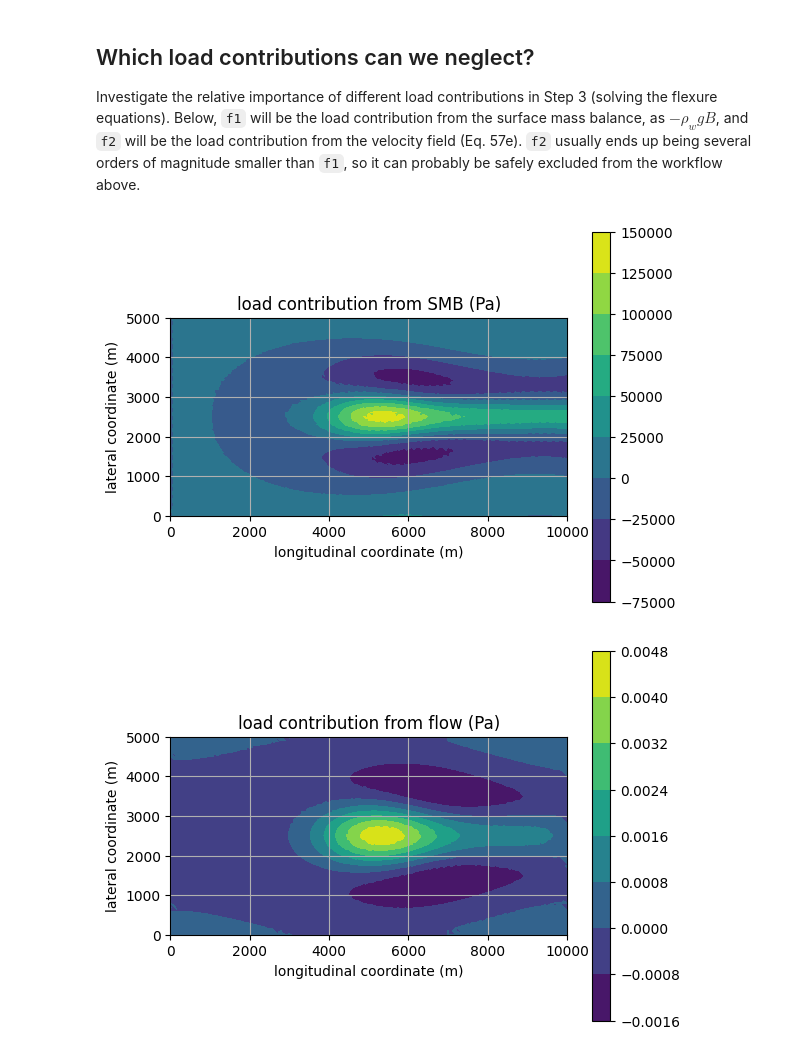
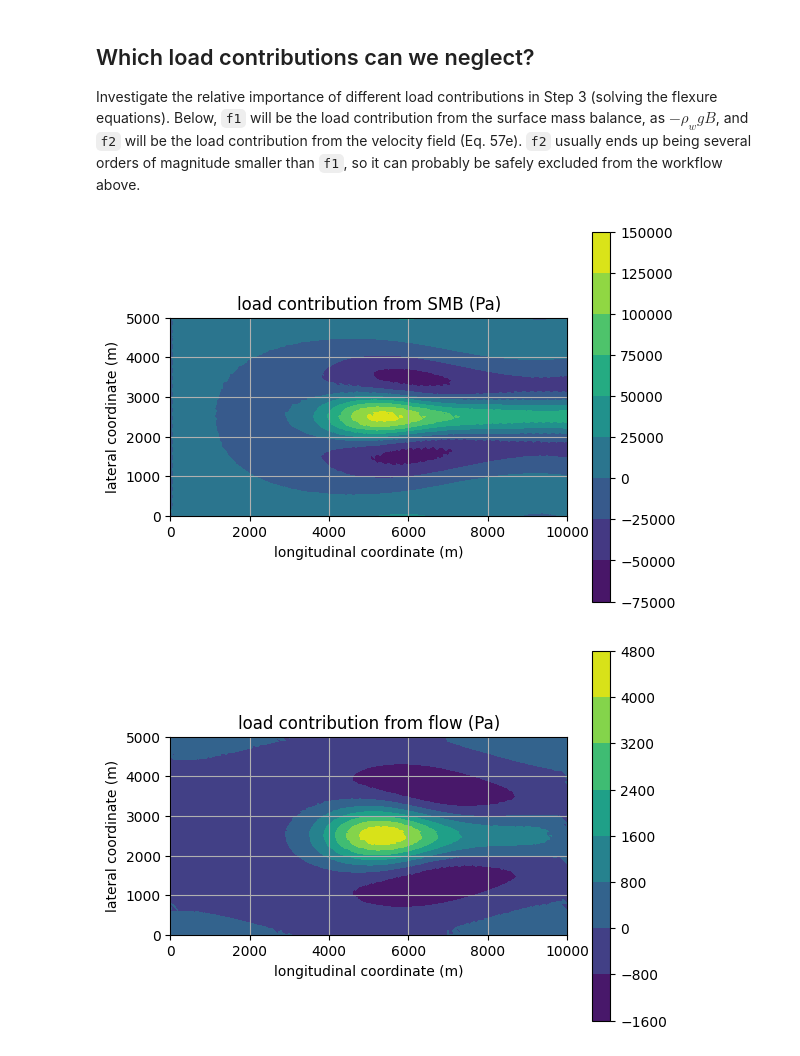
Before and after one commit to chrismiele/weird_flex, a Jupyter notebook: 3_coupled_flow_flexure_elastic.ipynb, the cells around one changed output. Drawn from its saved outputs; the diff is of its cells as text; code cells hidden in the pictures.

```diff
--- a/3_coupled_flow_flexure_elastic.ipynb
+++ b/3_coupled_flow_flexure_elastic.ipynb
@@ -98,8 +98,8 @@ def effective_viscosity(**kwargs): #also define a function that returns the effe
     ε = sym(grad(u))
     ε_min = Constant(kwargs.get('strain_rate_min', icepack.constants.strain_rate_min))
     ε_e = icepack.models.viscosity._effective_strain_rate(ε, ε_min)
-    ν = 1/2*A**(-1/n)*ε_e**(1/n - 1) #units are MPa, years
-    return ν
+    ν = 1/2*A**(-1/n)*ε_e**(1/n - 1) #effective viscosity it MPa*yrs
+    return ν*1e6 #return ν in units of Pa*yrs
 # %% [markdown]
 ## Set up the solver
 
@@ -214,8 +214,6 @@ for step in tqdm.trange(num_timesteps):
     b_ = project(b, Q1) #and basal elevation
     H_ = project(s_ - b_, Q1) #and total thickness
 
-
-
     ######################
     ######################
     ### flex the shelf ###
@@ -231,11 +229,11 @@ for step in tqdm.trange(num_timesteps):
 
     #additionally force flexure with the velocity field, as in Eq. 57e
     ux, uy = project(u[0], Q1), project(u[1], Q1) #velocity compenents in meters per year
-    ν = effective_viscosity(velocity = u) #MPa, years
+    ν = effective_viscosity(velocity = u) #in Pa*yrs for consistency with icepack's velocity units
 
-    f += H_*(4*ν*grad(ux)[0] + 2*ν*grad(uy)[0] - 1/2*ρ_i*g*H_)*ddη[0, 0]/1e6 #Eq. 57e: ice shelf flow contribution
-    f += H_*(ν*grad(ux)[1] + ν*grad(uy)[0])*ddη[0, 1]/1e6 #Eq. 57e continued
-    f += H_*(2*ν*grad(ux)[0] + 4*ν*grad(uy)[1] - 1/2*ρ_i*g*H_)*ddη[1, 1]/1e6 #Eq. 57e continued
+    f += H_*(4*ν*grad(ux)[0] + 2*ν*grad(uy)[0] - 1/2*ρ_i*g*H_)*ddη[0, 0] #Eq. 57e: ice shelf flow contribution
+    f += H_*(ν*grad(ux)[1] + ν*grad(uy)[0])*ddη[0, 1] #Eq. 57e continued
+    f += H_*(2*ν*grad(ux)[0] + 4*ν*grad(uy)[1] - 1/2*ρ_i*g*H_)*ddη[1, 1] #Eq. 57e continued
 
     L = (λ_1*(H_**3)/12*inner(ddη, ddw))*dx + λ_2*(H_**3)/12*Δη*Δw*dx - f*w*dx #the flexure equation
     L += 0.5*α**2*(η*w)*ds(1) #constrain η = 0 on the upstream boundary 1 via the penalty method
@@ -377,33 +375,33 @@ Investigate the relative importance of different load contributions in Step 3 (s
 # %%
 #load contribution from SMB:
 f1 = project(conditional(h_ab < 0, -ρ_w*g*h_ab, -ρ_i*g*h_ab), Q1)
 
 #load contribution from flow:
 ux, uy = project(u[0], Q1), project(u[1], Q1)
-f2 = H_*(4*ν*grad(ux)[0] + 2*ν*grad(uy)[0] - 1/2*ρ_i*g*H_)*ddη[0, 0]/1e6 #Eq. 57e: ice shelf flow contribution
-f2 += H_*(ν*grad(ux)[1] + ν*grad(uy)[0])*ddη[0, 1]/1e6 #Eq. 57e continued
-f2 += H_*(2*ν*grad(ux)[0] + 4*ν*grad(uy)[1] - 1/2*ρ_i*g*H_)*ddη[1, 1]/1e6 #Eq. 57e continued
+f2 = H_*(4*ν*grad(ux)[0] + 2*ν*grad(uy)[0] - 1/2*ρ_i*g*H_)*ddη[0, 0] #Eq. 57e: ice shelf flow contribution
+f2 += H_*(ν*grad(ux)[1] + ν*grad(uy)[0])*ddη[0, 1] #Eq. 57e continued
+f2 += H_*(2*ν*grad(ux)[0] + 4*ν*grad(uy)[1] - 1/2*ρ_i*g*H_)*ddη[1, 1] #Eq. 57e continued
 f2 = project(f2, Q1)
 
 fig, ax = plt.subplots()
 ax.set_aspect('equal')
 plt.title('load contribution from SMB (Pa)')
 elev_plot = tricontourf(f1, axes=ax)
 plt.colorbar(elev_plot)
 plt.xlabel('longitudinal coordinate (m)')
 plt.ylabel('lateral coordinate (m)')
 plt.grid()
 plt.show()
 
 fig, ax = plt.subplots()
 ax.set_aspect('equal')
 plt.title('load contribution from flow (Pa)')
 vel_plot = tricontourf(f2, axes=ax)
 plt.colorbar(vel_plot)
 plt.xlabel('longitudinal coordinate (m)')
 plt.ylabel('lateral coordinate (m)')
 plt.grid()
 plt.show()
 # %% [output]
 [figure]
-[figure, old version]
+[figure, new version]
```
Also changed, not shown: parts of 2 cells of this notebook.
